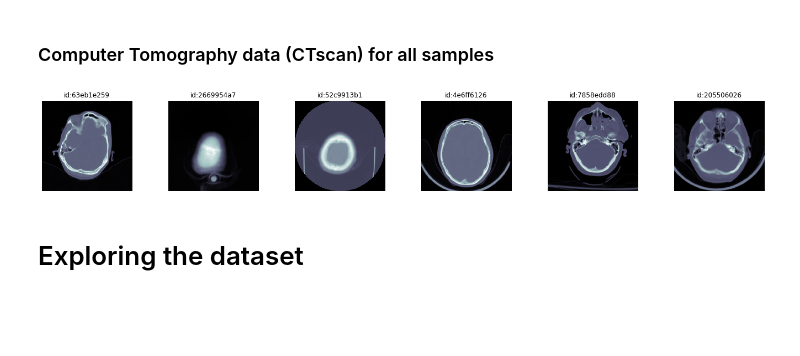
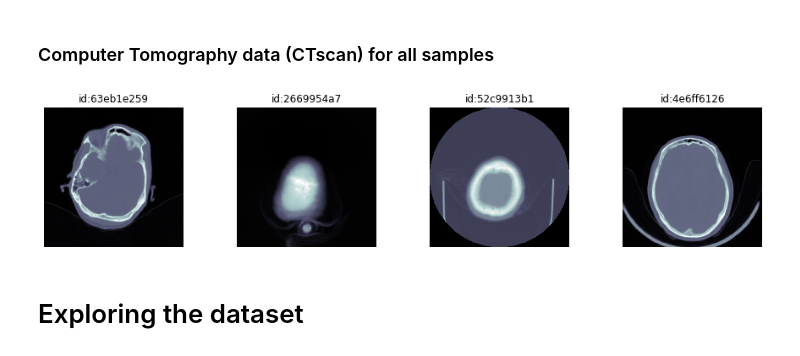
Before and after one commit to yzerlaut/hemorrhage_detection, a Jupyter notebook: notebook.ipynb, the cells around one changed output. Cells and saved outputs as stored; diff of their text form; code cells hidden in the pictures; blank space fills up the shorter version.

```diff
--- a/notebook.ipynb
+++ b/notebook.ipynb
@@ -56,8 +56,8 @@ def transform_csv_to_dataframe(filename):
             LIST_OF_DICT[-1][area_key] = np.float(label)
     return pd.DataFrame(LIST_OF_DICT)
 # %%
-DF_train = transform_csv_to_dataframe('data/stage_1_train.csv') # load training data
-DF_train[12:16] # showing 4 elements
+DF = transform_csv_to_dataframe('data/stage_1_train.csv') # load training data
+DF[12:17] # showing 5 elements
 # %% [output]
 |  | ID | any | epidural | intraparenchymal | intraventricular | subarachnoid | subdural |
 | 12 | 4419f8ae9 | 0.0 | 0.0 | 0.0 | 0.0 | 0.0 | 0.0 |
@@ -77,15 +78,15 @@ DF_submission[12:15] # showing 2 elements
 # %%
 ### using the pydicom module to get the pixel data
 def load_image(ID,
                folder='/media/DATA/rsna-intracranial-hemorrhage-detection'):
     ds = pydicom.dcmread(os.path.join(folder, 'ID_%s.dcm' % ID))
     return ds.pixel_array
 
-fig, AX = mg.figure(axes=(1,6), top=3.)
-for i, ax in enumerate(AX)    :
-    mg.image(load_image(DF_train['ID'][12+i]), cmap=mg.bone, ax=ax, title='id:'+DF_train['ID'][i])
+fig, AX = mg.figure(axes=(1,4))
+for i, ax in enumerate(AX):
+    mg.image(load_image(DF['ID'][12+i]), cmap=mg.bone, ax=ax, title='id:'+DF['ID'][i])
 # %% [output]
-[figure, old version]
+[figure, new version]
 # %% [markdown]
 # Exploring the dataset
 # %% [markdown]
```
Also changed, not shown: parts of 16 cells of this notebook.
